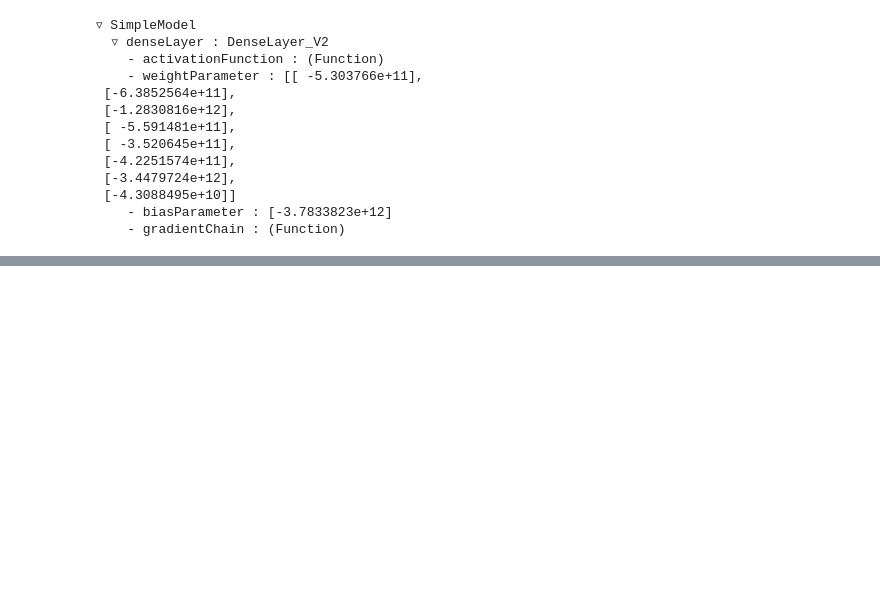
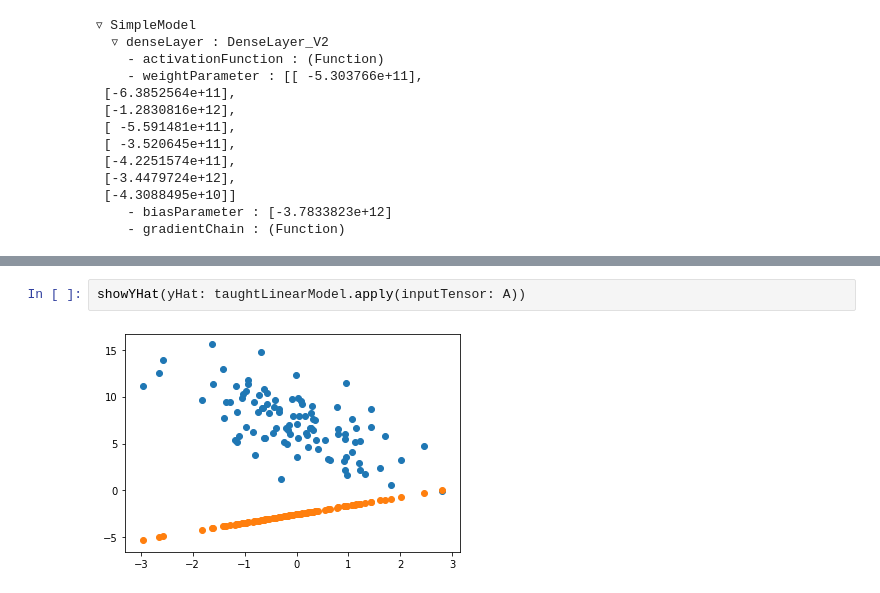
Before and after one commit to Unthrottled/fast-ai-swift, a Jupyter notebook: Teacher.ipynb, the cells around one changed output, grey strips where cells are left out. Cells and saved outputs as stored; diff of their text form; blank space fills up the shorter version.

```diff
--- a/Teacher.ipynb
+++ b/Teacher.ipynb
@@ -636,0 +806,4 @@ simpleTrainedModel
+# %%
+showYHat(yHat: taughtLinearModel.apply(inputTensor: A))
+# %% [output]
+[figure, added]
```
Also changed, not shown: parts of 16 cells of this notebook.
